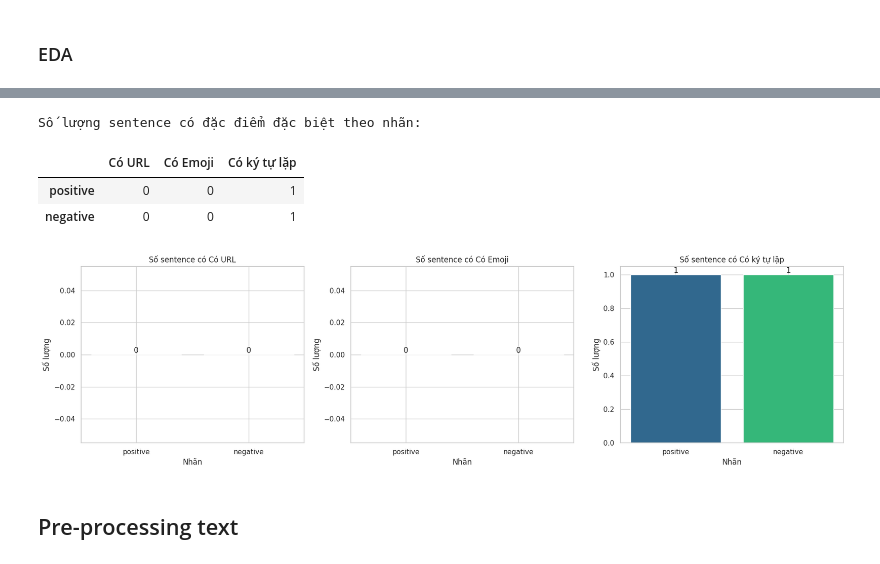
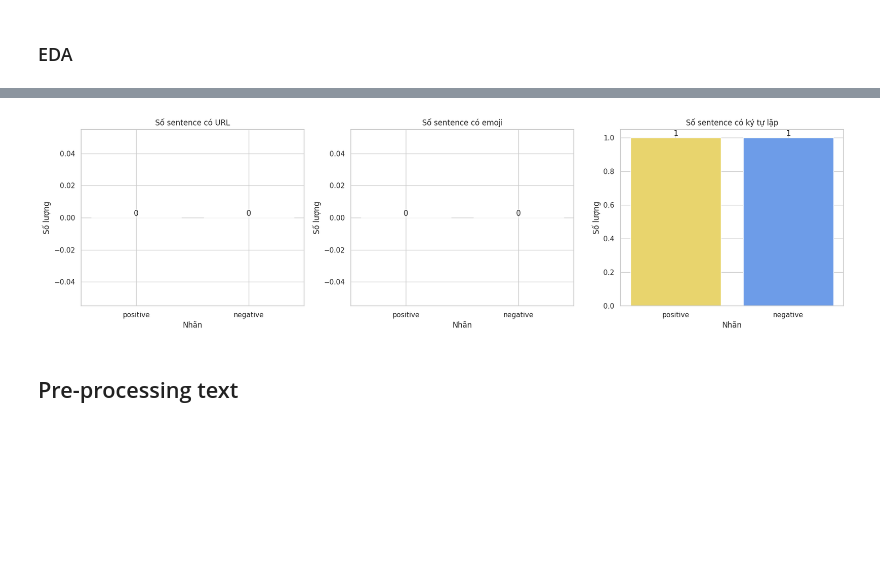
Before and after one commit to tkt-gemini/sentiment-binary-classification, a Jupyter notebook: main.ipynb, the cells around one changed output, grey strips where cells are left out. Saved outputs shown, nothing was run; the diff lists cells and outputs as text; code cells hidden in the pictures; blank space fills up the shorter version.

```diff
--- a/main.ipynb
+++ b/main.ipynb
@@ -186,0 +192,16 @@ plt.show()
+# %%
+labels = df['train']['sentiment'].value_counts().index.tolist()
+print(labels)
+
+for label in labels:
+    print(f"Label: {label}")
+    word_list = []
+
+    for senc in df['train']['sentence']:
+        if isinstance(senc, list):
+            merged = ' '.join(senc)
+        else:
+            merged = senc
+        word_list.append(merged)
+
+    getWordCloud(word_list)
@@ -260,44 +258,37 @@ def has_repeated_chars(text):
     if not isinstance(text, str):
         return False
 
     return bool(re.search(r'(.)\1{2,}', text))
 
 # Không thêm cột! Xử lý và tổng hợp trên-the-fly
-feature_funcs = [("Có URL", has_url), ("Có Emoji", has_emoji), ("Có ký tự lặp", has_repeated_chars)]
+feature_funcs = [("URL", has_url), ("emoji", has_emoji), ("ký tự lặp", has_repeated_chars)]
 special_features = {}
 for label in df['train']['sentiment'].unique():
     mask = df['train']['sentiment'] == label
     sent_texts = df['train'].loc[mask, 'sentence']
     for feat_name, feat_func in feature_funcs:
         count = sent_texts.apply(feat_func).sum()
         special_features.setdefault(feat_name, {})[label] = count
 
 special_features_df = pd.DataFrame(special_features).fillna(0).astype(int)
-special_features_df = special_features_df.reindex(df['train']['sentiment'].unique())  # giữ đúng thứ tự label
-
-print("Số lượng sentence có đặc điểm đặc biệt theo nhãn:")
-display(special_features_df)
+special_features_df = special_features_df.reindex(df['train']['sentiment'].unique())
 
 # Visualize bằng bar chart mà không cần cột trong dataframe
 fig, axes = plt.subplots(1, 3, figsize=(18, 5))
 
 for idx, (feat_name, _) in enumerate(feature_funcs):
     feature_counts = special_features_df[feat_name]
-    axes[idx].bar(feature_counts.index, feature_counts.values, color=sns.color_palette('viridis', len(feature_counts)))
+    axes[idx].bar(feature_counts.index, feature_counts.values, color=sns.color_palette({'#6d9ce8', '#e8d46d'}, len(feature_counts)))
     axes[idx].set_title(f'Số sentence có {feat_name}')
     axes[idx].set_xlabel('Nhãn')
     axes[idx].set_ylabel('Số lượng')
     for i, v in enumerate(feature_counts.values):
         axes[idx].text(i, v, str(v), ha='center', va='bottom')
 
 plt.tight_layout()
 plt.show()
 # %% [output]
-Số lượng sentence có đặc điểm đặc biệt theo nhãn:
-|  | Có URL | Có Emoji | Có ký tự lặp |
-| positive | 0 | 0 | 1 |
-| negative | 0 | 0 | 1 |
-[figure, old version]
+[figure, new version]
 # %% [markdown]
 ## Pre-processing text
 # %% [markdown]
```
Also changed, not shown: parts of 45 cells of this notebook.
